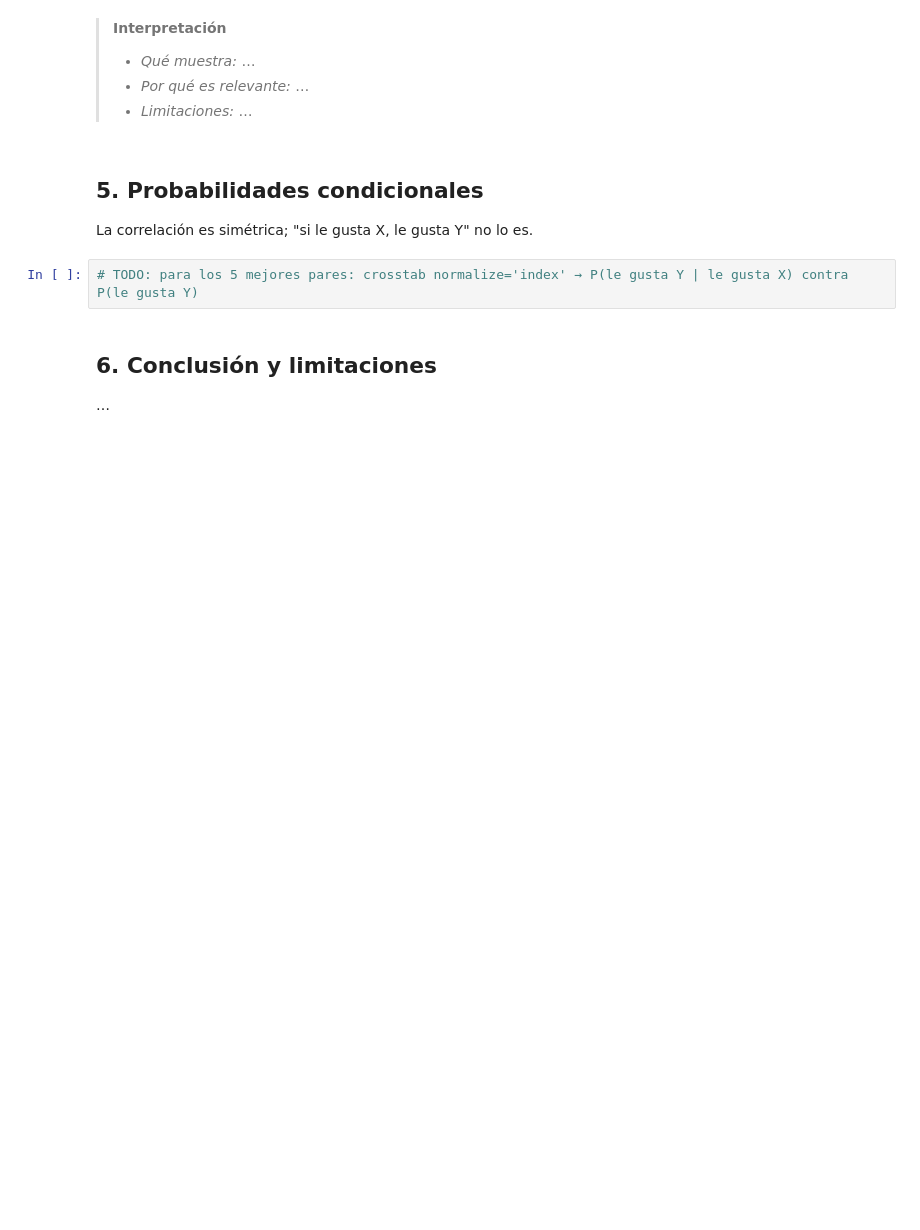
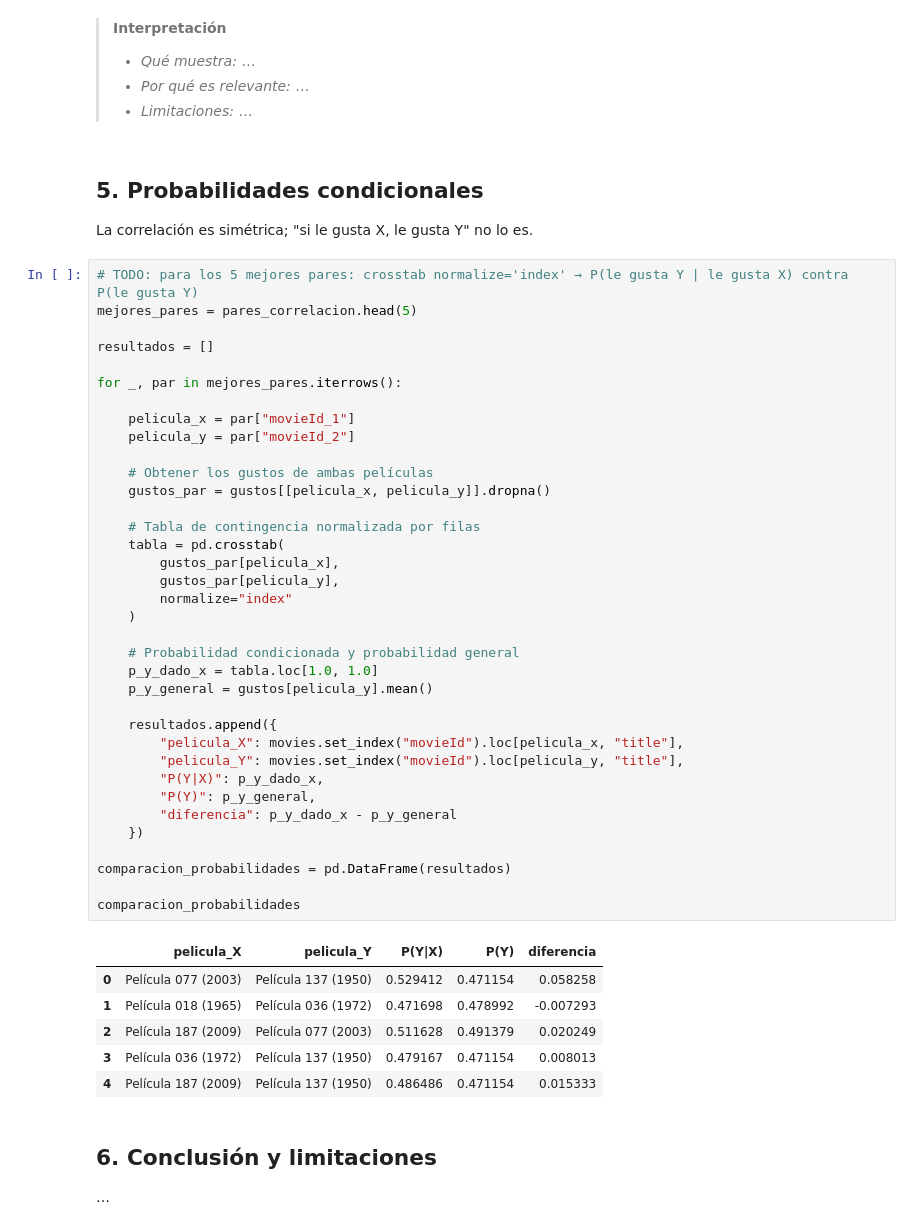
Before and after one commit to srandres-git/movielens-proyecto-integrador, a Jupyter notebook: notebooks/03_afinidades_peliculas.ipynb, the cells around one changed output. Drawn from its saved outputs; the diff is of its cells as text; blank space fills up the shorter version.

```diff
--- a/notebooks/03_afinidades_peliculas.ipynb
+++ b/notebooks/03_afinidades_peliculas.ipynb
@@ -83,6 +256,47 @@ Valores únicos: [1. 0.]
 La correlación es simétrica; "si le gusta X, le gusta Y" no lo es.
 # %%
 # TODO: para los 5 mejores pares: crosstab normalize='index' → P(le gusta Y | le gusta X) contra P(le gusta Y)
+mejores_pares = pares_correlacion.head(5)
+
+resultados = []
+
+for _, par in mejores_pares.iterrows():
+
+    pelicula_x = par["movieId_1"]
+    pelicula_y = par["movieId_2"]
+
+    # Obtener los gustos de ambas películas
+    gustos_par = gustos[[pelicula_x, pelicula_y]].dropna()
+
+    # Tabla de contingencia normalizada por filas
+    tabla = pd.crosstab(
+        gustos_par[pelicula_x],
+        gustos_par[pelicula_y],
+        normalize="index"
+    )
+
+    # Probabilidad condicionada y probabilidad general
+    p_y_dado_x = tabla.loc[1.0, 1.0]
+    p_y_general = gustos[pelicula_y].mean()
+
+    resultados.append({
+        "pelicula_X": movies.set_index("movieId").loc[pelicula_x, "title"],
+        "pelicula_Y": movies.set_index("movieId").loc[pelicula_y, "title"],
+        "P(Y|X)": p_y_dado_x,
+        "P(Y)": p_y_general,
+        "diferencia": p_y_dado_x - p_y_general
+    })
+
+comparacion_probabilidades = pd.DataFrame(resultados)
+
+comparacion_probabilidades
+# %% [output]
+|  | pelicula_X | pelicula_Y | P(Y|X) | P(Y) | diferencia |
+| 0 | Película 077 (2003) | Película 137 (1950) | 0.529412 | 0.471154 | 0.058258 |
+| 1 | Película 018 (1965) | Película 036 (1972) | 0.471698 | 0.478992 | -0.007293 |
+| 2 | Película 187 (2009) | Película 077 (2003) | 0.511628 | 0.491379 | 0.020249 |
+| 3 | Película 036 (1972) | Película 137 (1950) | 0.479167 | 0.471154 | 0.008013 |
+| 4 | Película 187 (2009) | Película 137 (1950) | 0.486486 | 0.471154 | 0.015333 |
 # %% [markdown]
 ## 6. Conclusión y limitaciones
 
```
Also changed, not shown: parts of 8 cells of this notebook, 2 other files.
